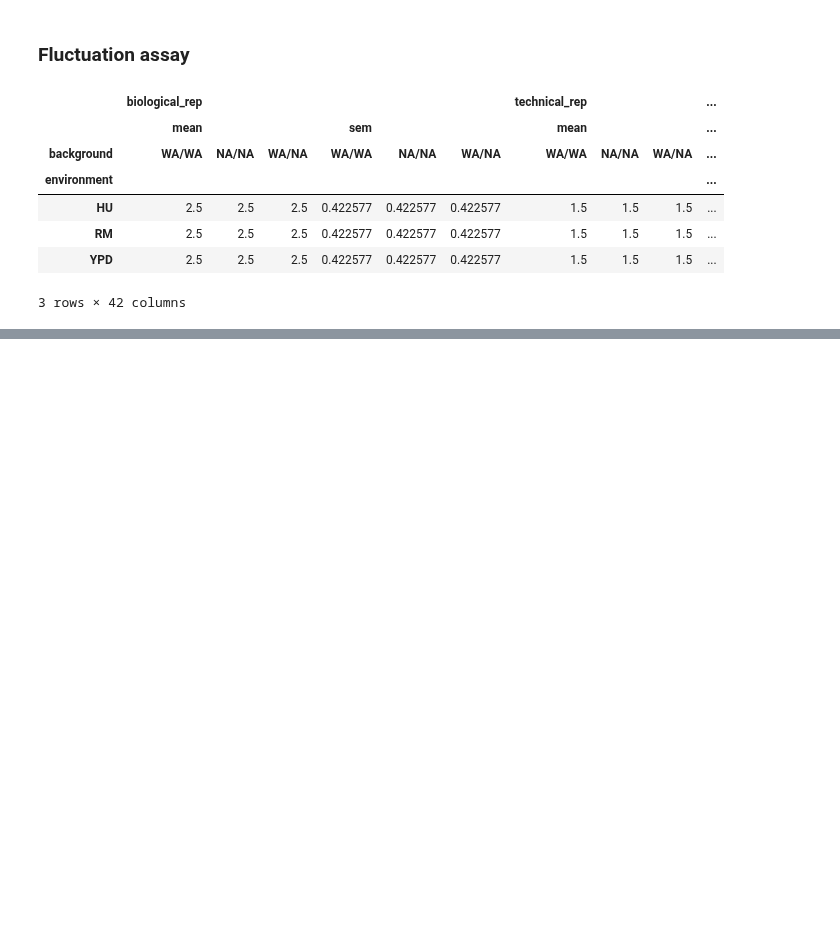
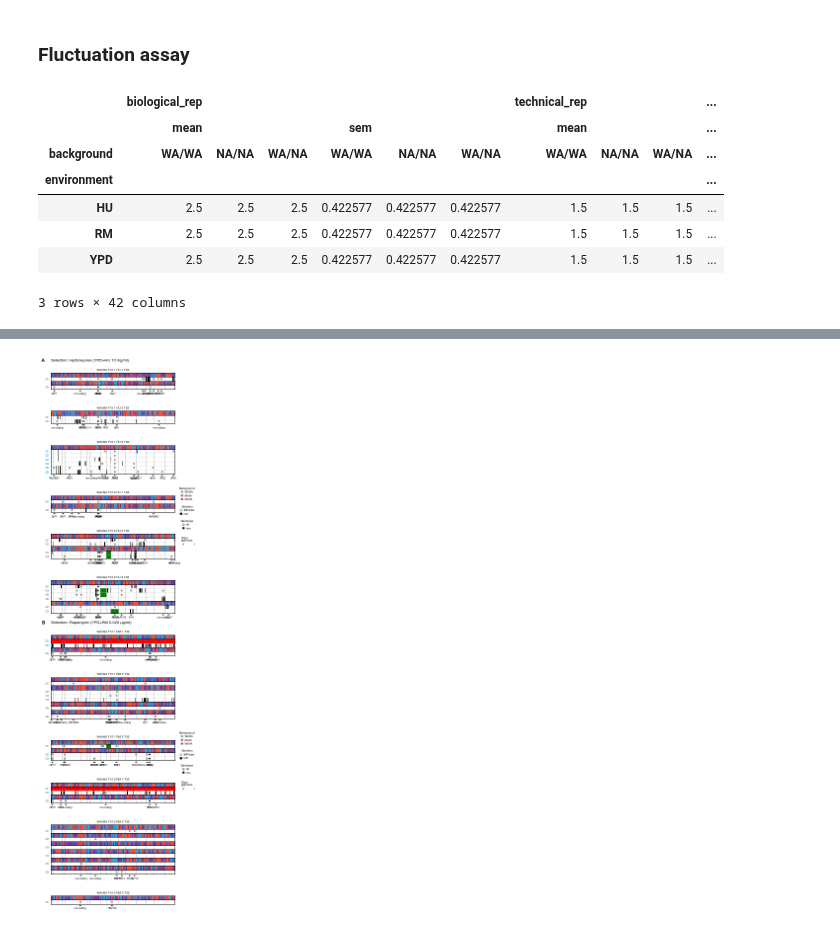
Before and after one commit to ivazquez/clonal-heterogeneity, a Jupyter notebook: src/figure3.ipynb, the cells around one changed output, grey strips where cells are left out. Saved outputs shown, nothing was run; the diff lists cells and outputs as text; code cells hidden in the pictures; blank space fills up the shorter version.

```diff
--- a/src/figure3.ipynb
+++ b/src/figure3.ipynb
@@ -398,5 +372,5 @@ Fig. 4: Pervasive loss of heterozygosity. (A) The length distribution of homozyg
 # %%
-fig = plt.figure(figsize=(4, 14), dpi=300)
+fig = plt.figure(figsize=(4, 18), dpi=300)
 
 indexer = [slice(None)]*len(seq_dn_df.index.names)
 indexer[seq_dn_df.index.names.index('type')] = ['consensus','loh']
@@ -407,7 +381,7 @@ x.shape for k,x in seq_dn_df_sliced.groupby(level=['selection','population'])
 })
 
 ygrid = shape.ix[0].values
-grid = gridspec.GridSpec(len(ygrid), 1, height_ratios=ygrid, hspace=0.7)
+grid = gridspec.GridSpec(len(ygrid), 1, height_ratios=ygrid, hspace=0.9)
 
 gs = {}
 
@@ -425,6 +399,7 @@ for ii, ((e,p), sdf) in enumerate(seq_dn_df.groupby(level=['selection','populati
 
     for jj, (s, jdf) in enumerate(sdf.groupby(level='set')):
 
+        # consensus genotype
         indexer = [slice(None)]*len(jdf.index.names)
         indexer[jdf.index.names.index('type')] = ['consensus']
         gc = jdf.loc[tuple(indexer),:].dropna(axis=1, how='all')
@@ -456,21 +431,21 @@ for ii, ((e,p), sdf) in enumerate(seq_dn_df.groupby(level=['selection','populati
             yticklabels = []
 
             plot.heatmap(np.r_[x, x.max()+1], np.r_[y, y.max()+1], data,
-                         ax1, '', xlabel, ylabel, xticklabels, yticklabels, cmap=cmap, vmin=0, vmax=2)
+                         ax1, '', xlabel, ylabel, xticklabels, yticklabels, cmap=cmap, vmin=data.min(), vmax=data.max())
 
             ax1.set_title(title, fontsize=6)
 
+        # LOH
         indexer = [slice(None)]*len(jdf.index.names)
         indexer[jdf.index.names.index('type')] = ['loh']
         gl = jdf.loc[tuple(indexer),:].dropna(axis=1, how='all')
 
         ax2 = plt.subplot(gs[(e,p)][idx:idx+len(gl)], sharex=ax1)
-
         idx += len(gl)
 
         if len(gl) > 0:
             x = gl.columns.get_level_values('pos').values
-            y = np.arange(len(gl.index))#.get_level_values('isolate')))
+            y = np.arange(len(gl.index))
             data = gl.values
 
             # make a color map of fixed colors
@@ -478,7 +453,7 @@ for ii, ((e,p), sdf) in enumerate(seq_dn_df.groupby(level=['selection','populati
 #                                               'w',
 #                                               config.dict_background['color']['WA']])
             cmap = mpl.colors.ListedColormap(['k','w','k'])
-            bounds=[-1,0,1]
+            bounds = [-1,0,1]
             norm = mpl.colors.BoundaryNorm(bounds, cmap.N)
 
             plot.heatmap(np.r_[x, x.max()+1], np.r_[y, y.max()+1], data,
@@ -487,7 +462,24 @@ for ii, ((e,p), sdf) in enumerate(seq_dn_df.groupby(level=['selection','populati
             lineage = gl.index.get_level_values('lineage').unique()[0]
             ax2.tick_params(axis='y', colors=config.dict_lineages[lineage]['fill'], width=5, which='both')
 
-        # show de novo mutations
+        # copy number
+        indexer = [slice(None)]*len(jdf.index.names)
+        indexer[jdf.index.names.index('type')] = ['copy_number']
+        gc = jdf.loc[tuple(indexer),:].dropna(axis=1, how='all')
+
+        x = gc.columns.get_level_values('pos').values
+        y = np.arange(len(gc.index.get_level_values('clone')))
+        data = gc.values
+        data = np.ma.masked_array(data, data==2)
+
+        cmap = mpl.colors.ListedColormap(['r','w','g'])
+        bounds = [1,2,3]
+        norm = mpl.colors.BoundaryNorm(bounds, cmap.N)
+
+        plot.heatmap(np.r_[x, x.max()+1], np.r_[y, y.max()+1], data,
+                     ax2, '', '', '', [], [], cmap=cmap, vmin=1, vmax=3)
+
+        # de novo mutations
         indexer = [slice(None)]*len(jdf.index.names)
         indexer[jdf.index.names.index('type')] = ['de novo']
         gn = jdf.loc[tuple(indexer),:].dropna(axis=1, how='all')
@@ -518,7 +510,7 @@ for ii, ((e,p), sdf) in enumerate(seq_dn_df.groupby(level=['selection','populati
 
         ylabels = gl.index.get_level_values('clone')
         ax2.set_yticks(np.arange(len(ylabels)) + 0.5, minor=False)
-        ax2.set_yticklabels(ylabels, fontweight='bold', va='center', minor=False)
+        ax2.set_yticklabels('C' + ylabels, fontweight='bold', va='center', minor=False)
         [ax2.axhline(g, lw=0.5, ls="-", color="lightgray") for g in np.arange(len(ylabels))]
 
     # show de novo mutations
@@ -531,13 +523,11 @@ for ii, ((e,p), sdf) in enumerate(seq_dn_df.groupby(level=['selection','populati
 
     for l, xy in zip(genes, loc):
         trans = ax2.get_xaxis_transform() # x in data units, y in axes fraction
-        ann = ax2.annotate(l, xy=xy, xytext=(0, -2), textcoords='offset points',
+        ann = ax2.annotate(l, xy=xy, xytext=(0, -4), textcoords='offset points',
                            arrowprops=dict(arrowstyle='wedge,tail_width=0.7', color='black'),
-                           fontsize=5, style=('italic' if l!='non-coding' else 'normal'),
-                           annotation_clip=False, va='top', ha='center',
-                           bbox=(dict(facecolor='none', edgecolor='gray', boxstyle='round,pad=.2')\
-                                if l in ['RNR2','RNR4','FPR1','TOR1'] else \
-                                 dict(facecolor='none', edgecolor='none', boxstyle='round,pad=.2')))
+                           fontsize=5, annotation_clip=False, va='top', ha='center',
+                           style=('italic' if l!='non-coding' else 'normal'),
+                           weight=('bold' if l in ['RNR2','RNR4','FPR1','TOR1'] else 'normal'))
 
 #     # highlight haploids
 #     if p in ['WAxNA_F12_1_RM_1_T32','WAxNA_F12_2_RM_1_T32']:
@@ -553,16 +543,16 @@ for ii, ((e,p), sdf) in enumerate(seq_dn_df.groupby(level=['selection','populati
 
 # set panel labels
 ax1 = plt.subplot(gs['HU','WAxNA_F12_1_HU_1_T32'][(0,0)])
-ax1.text(-0.05, 3,  chr(ord('A')), transform=ax1.transAxes,
+ax1.text(-0.05, 4,  chr(ord('A')), transform=ax1.transAxes,
          fontsize=9, fontweight='bold', va='center', ha='right')
-ax1.text(0, 3, config.dict_environment['short_label']['HU'], transform=ax1.transAxes,
-         fontsize=8, va='center', ha='left')
+ax1.text(0, 4, 'Selection: %s' % config.dict_selection['long_label']['HU'],
+         transform=ax1.transAxes, fontsize=8, va='center', ha='left')
 
 ax1 = plt.subplot(gs['RM','WAxNA_F12_1_RM_1_T32'][(0,0)])
-ax1.text(-0.05, 3,  chr(ord('B')), transform=ax1.transAxes,
+ax1.text(-0.05, 4,  chr(ord('B')), transform=ax1.transAxes,
          fontsize=9, fontweight='bold', va='center', ha='right')
-ax1.text(0, 3, config.dict_environment['short_label']['RM'], transform=ax1.transAxes,
-         fontsize=8, va='center', ha='left')
+ax1.text(0, 4, 'Selection: %s' % config.dict_selection['long_label']['RM'],
+         transform=ax1.transAxes, fontsize=8, va='center', ha='left')
 
 # highlight diploids
 # ax1 = plt.subplot(gs[('RM','WAxNA_F12_1_RM_1_T32')][(0,0)])
@@ -579,7 +569,7 @@ for k, xy in zip([('HU','WAxNA_F12_2_HU_1_T32'),('RM','WAxNA_F12_1_RM_3_T32')],[
     het_artist = patches.Rectangle((0,0), width=1, height=1, color=config.dict_background['color']['WA/NA'])
     hom_artist = patches.Rectangle((0,0), width=1, height=1, color=config.dict_background['color']['NA/NA'])
 
-    leg1 = ax3.legend([wt_artist,het_artist,hom_artist], ['WA/WA','WA/NA','NA/NA'],
+    leg1 = ax3.legend([wt_artist,hom_artist,het_artist], ['WA/WA','NA/NA','WA/NA'],
                       bbox_to_anchor=(1.1, 1.5), ncol=1,
                       frameon=False, loc='center',
                       borderaxespad=0, handlelength=0.75,
@@ -587,14 +577,13 @@ for k, xy in zip([('HU','WAxNA_F12_2_HU_1_T32'),('RM','WAxNA_F12_1_RM_3_T32')],[
 
     ax4 = plt.subplot(gs[k][(2,0)])
 
-    snp_indel_artist = lines.Line2D((0,1),(0,0), mec='k', mfc=config.dict_genotype['color'][1],
-                                    marker='o', markersize=4, linestyle='')
-    loh_artist = lines.Line2D((0,1),(0,0), mec='k', mfc=config.dict_genotype['color'][2],
-                              marker='o', markersize=4, linestyle='')
+    snp_indel_artist = lines.Line2D((0,1),(0,0), mec='k', mfc='w', marker='o', markersize=4, linestyle='')
+    loh_artist = patches.Rectangle((0,0), width=1, height=1, color='k')
+
 
     leg2 = ax4.legend([snp_indel_artist,loh_artist],
                       ['SNP/indel','LOH'],
-                      bbox_to_anchor=(1.1, -1.5), ncol=1,
+                      bbox_to_anchor=(1.1, -0.5), ncol=1,
                       frameon=False, loc='center',
                       borderaxespad=0, handlelength=0.75,
                       title='Mutation', prop={'size':5})
@@ -605,14 +594,24 @@ for k, xy in zip([('HU','WAxNA_F12_2_HU_1_T32'),('RM','WAxNA_F12_1_RM_3_T32')],[
                               marker='o', markersize=4, linestyle='')
 
     leg3 = ax4.legend([het_artist,hom_artist], ['het.','hom.'],
-                      bbox_to_anchor=(1.1, -3), ncol=1,
+                      bbox_to_anchor=(1.1, -4), ncol=1,
                       frameon=False, loc='center',
                       borderaxespad=0, handlelength=0.75,
                       title='Genotype', prop={'size':5})
 
+    cn_gain = patches.Rectangle((0,0), width=1, height=1, color='w', hatch='+')
+    cn_loss = patches.Rectangle((0,0), width=1, height=1, color='w', hatch='o')
+
+    leg4 = ax4.legend([cn_gain,cn_loss], ['+1','-1'],
+                      bbox_to_anchor=(1.1, -8), ncol=3,
+                      frameon=False, loc='center',
+                      borderaxespad=0, handlelength=0.75,
+                      title='Copy\ngain/loss', prop={'size':5})
+
     ax4.add_artist(leg2)
+    ax4.add_artist(leg3)
 
-    for leg in [leg1,leg2,leg3]:
+    for leg in [leg1,leg2,leg3,leg4]:
         plt.setp(leg.get_title(),fontsize=6)
 
 # axes limits
@@ -625,3 +624,4 @@ for ax in fig.get_axes():
 fig.savefig(dir_supp+'figures/figureSX_seq_loh/figureSX_seq_loh.png', dpi=300, bbox_inches='tight')
 fig.savefig(dir_supp+'figures/figureSX_seq_loh/figureSX_seq_loh.svg', dpi=300, bbox_inches='tight')
 plt.show()
+# %% [output]
@@ -627,0 +646 @@ plt.show()
+[figure, added]
```
Also changed, not shown: parts of 12 cells of this notebook, 7 other files.
